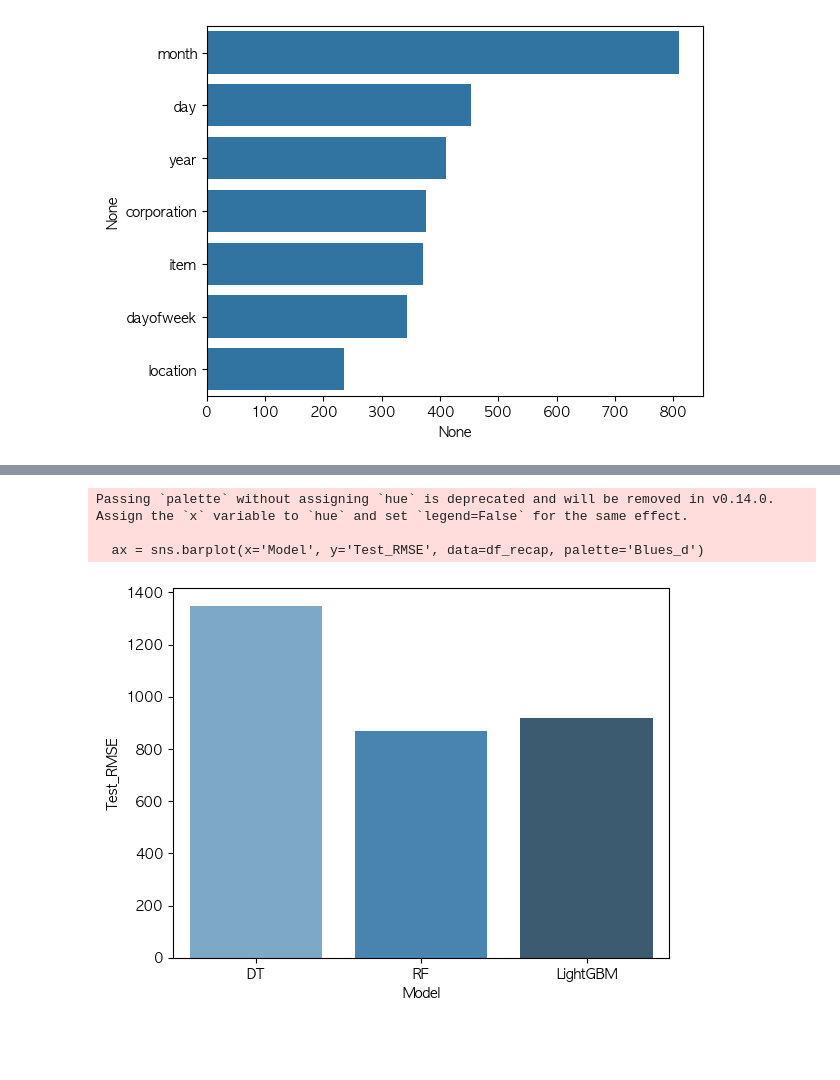
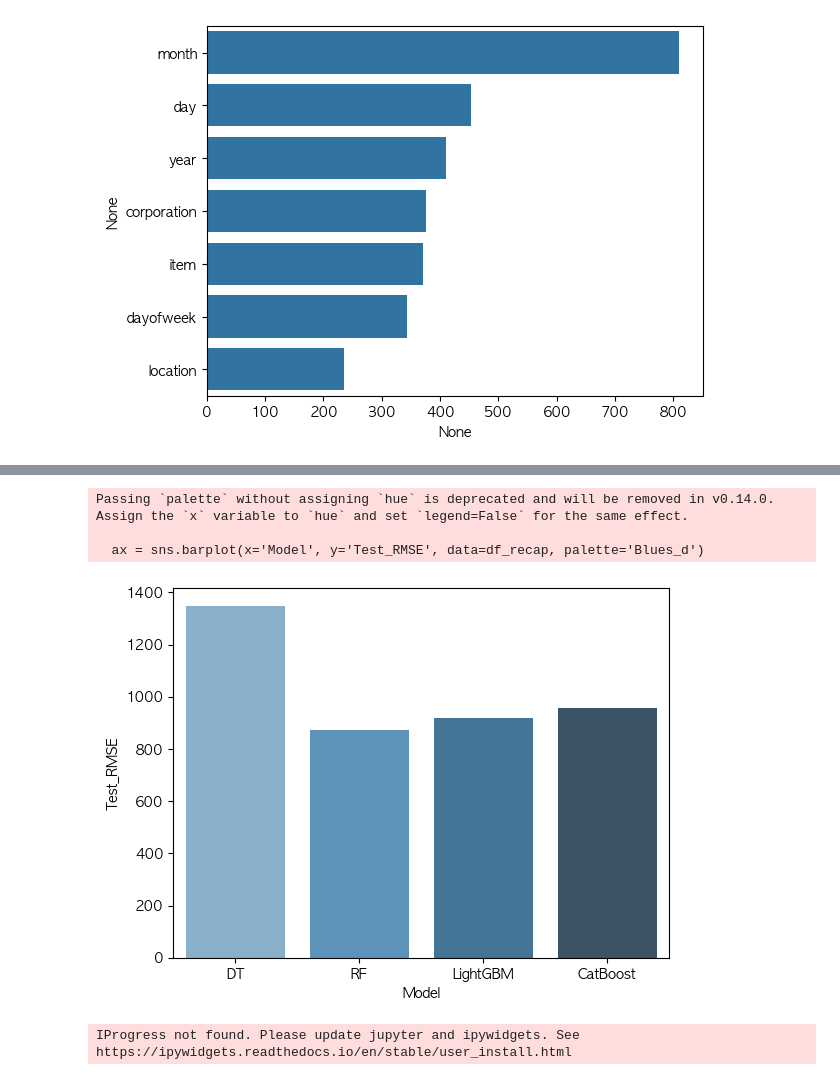
Before and after one commit to Joy-9707/sparta_practice, a Jupyter notebook: 김희정_0213.ipynb, the cells around one changed output, grey strips where cells are left out. Saved outputs shown, nothing was run; the diff lists cells and outputs as text; code cells hidden in the pictures; blank space fills up the shorter version.

```diff
--- a/김희정_0213.ipynb
+++ b/김희정_0213.ipynb
@@ -653,4 +639,7 @@ from sklearn.ensemble import RandomForestRegressor
 rf_params = {'n_estimators':[100], 'max_features':[5]}
 rf_model = GridSearchCV(RandomForestRegressor(random_state=42), param_grid=rf_params, cv=5)
 rf_model.fit(X_train, y_train)
+
+rf_model = RandomForestRegressor(random_state=42)
+rf_model.fit(X_train, y_train)
 # %% [output]
@@ -723,0 +717,14 @@ sns.barplot(x=feature_series, y=feature_series.index)
+# %%
+cat_model = cb.CatBoostRegressor(iterations=100, depth=10, learning_rate=0.05)
+cat_model.fit(X_train, y_train)
+
+pred_cb_train = cat_model.predict(X_train)
+pred_cb_test = cat_model.predict(X_test)
+
+cb_mae_train = mean_absolute_error(y_train, pred_cb_train)
+cb_mae_test = mean_absolute_error(y_test, pred_cb_test)
+print(f"MAE 학습: {cb_mae_train}, 테스트: {cb_mae_test}")
+
+cb_rmse_train = np.sqrt(mean_squared_error(y_train, pred_cb_train))
+cb_rmse_test = np.sqrt(mean_squared_error(y_test,pred_cb_test))
+print(f"RMSE 학습: {cb_rmse_train}, 테스트: {cb_rmse_test}")
@@ -724,10 +754,16 @@ sns.barplot(x=feature_series, y=feature_series.index)
 # %%
-rmse_test = [dt_rmse_test, rf_rmse_test, lgb_rmse_test]
-recap_model = ["DT", "RF", "LightGBM"]
+rmse_test = [dt_rmse_test, rf_rmse_test, lgb_rmse_test, cb_rmse_test]
+recap_model = ["DT", "RF", "LightGBM", "CatBoost"]
 df_recap = pd.DataFrame({'Model':recap_model, 'Test_RMSE':rmse_test})
 ax = sns.barplot(x='Model', y='Test_RMSE', data=df_recap, palette='Blues_d')
 # %% [output]
 Passing `palette` without assigning `hue` is deprecated and will be removed in v0.14.0. Assign the `x` variable to `hue` and set `legend=False` for the same effect.
 
   ax = sns.barplot(x='Model', y='Test_RMSE', data=df_recap, palette='Blues_d')
-[figure, old version]
+[figure, new version]
+# %%
+import shap
+explainer = shap.TreeExplainer(cat_model)
+shap_values = explainer.shap_values(X_test)
+# %% [output]
+IProgress not found. Please update jupyter and ipywidgets. See https://ipywidgets.readthedocs.io/en/stable/user_install.html
```
Also changed, not shown: parts of 26 cells of this notebook, 7 other files.
